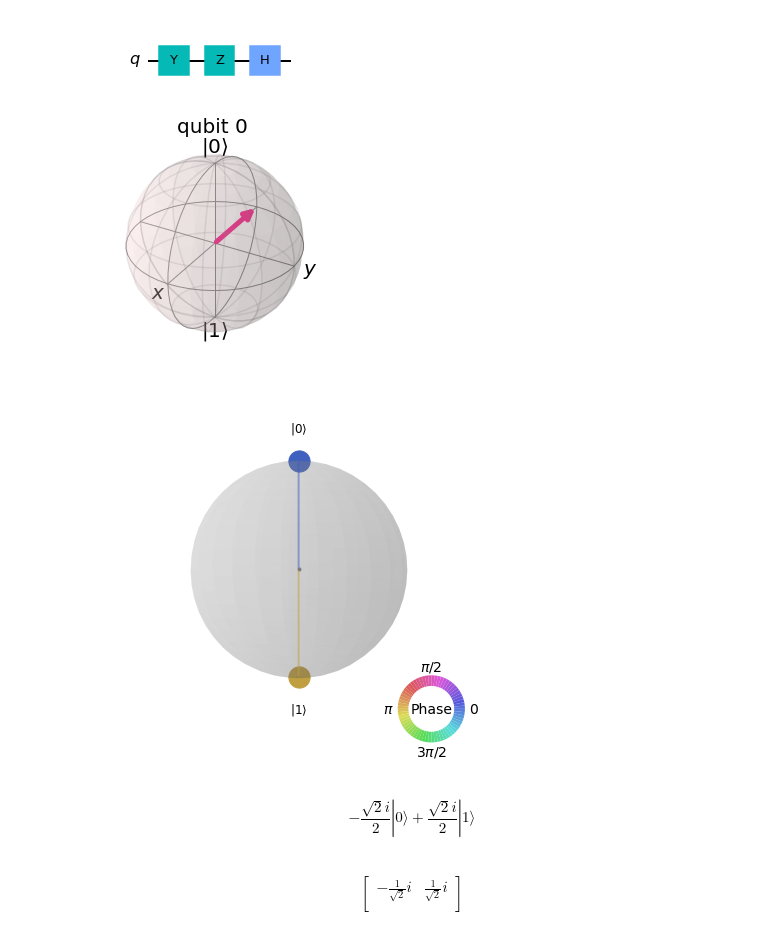
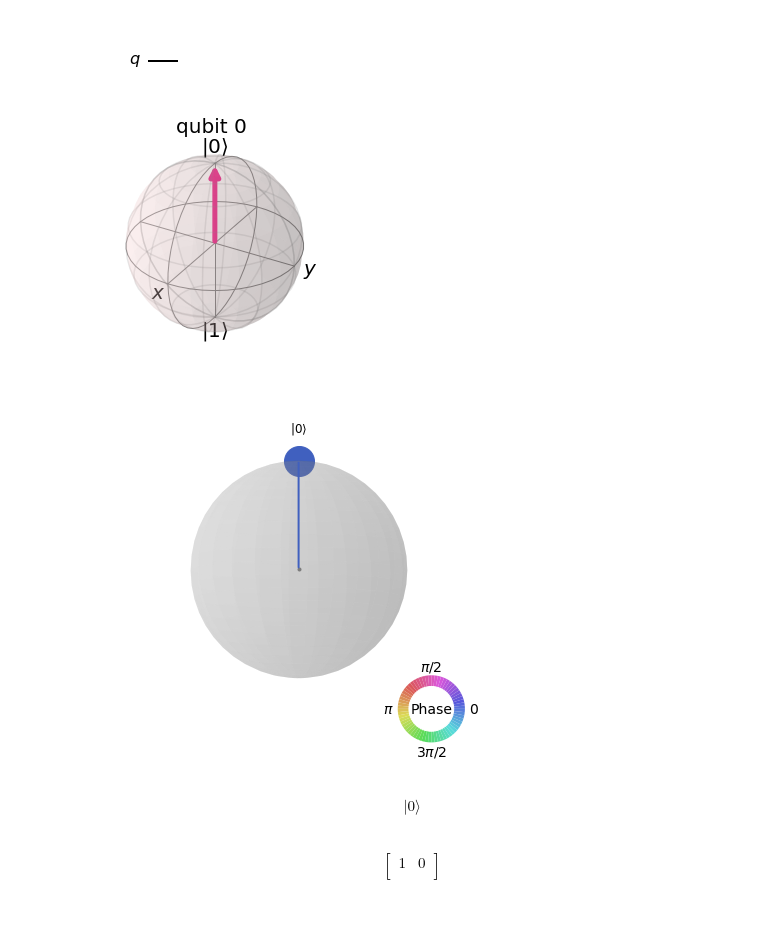
Before and after one commit to brunopacheco1/testing-qiskit, a Jupyter notebook: gates.ipynb, the cells around one changed output. Saved outputs shown, nothing was run; the diff lists cells and outputs as text; code cells hidden in the pictures.

```diff
--- a/gates.ipynb
+++ b/gates.ipynb
@@ -177,5 +0,0 @@ $$\frac{\sqrt{2}}{2} |0\rangle- \frac{\sqrt{2}}{2} |1\rangle$$
-# %%
-circuit = QuantumCircuit(1, 0)
-circuit.z(0)
-circuit.h(0)
-circuit.draw('mpl')
@@ -192,32 +1,31 @@ $$
-# %%
-circuit = QuantumCircuit(1, 0)
-circuit.y(0)
-circuit.z(0)
-circuit.h(0)
-circuit.draw('mpl')
-# %% [output]
-[figure, removed]
-# %%
-backend = Aer.get_backend('statevector_simulator')
-result = execute(circuit, backend = backend).result()
-state_vector = result.get_statevector()
-plot_bloch_multivector(state_vector)
-# %% [output]
-[figure, removed]
-# %%
-state_vector.draw('qsphere')
-# %% [output]
-[figure, removed]
-# %%
-state_vector = Statevector.from_instruction(circuit)
-state_vector.draw('latex')
-# %% [output]
-$$- \frac{\sqrt{2} i}{2} |0\rangle+\frac{\sqrt{2} i}{2} |1\rangle$$
-# %%
-array_to_latex(state_vector)
-# %% [output]
-$$
-\begin{bmatrix}
--\tfrac{1}{\sqrt{2}}i & \tfrac{1}{\sqrt{2}}i  \\
- \end{bmatrix}
-$$
+# %%
+from sre_parse import State
+from qiskit import QuantumCircuit, Aer, execute
+from qiskit.quantum_info import Statevector
+from qiskit.visualization import plot_bloch_multivector, array_to_latex, plot_histogram
+import numpy as np
+
+%matplotlib inline
+
+simulator = Aer.get_backend('qasm_simulator')
+
+def print_circuit(circuit: QuantumCircuit):
+    display(circuit.draw('mpl'))
+    state_vector = Statevector.from_instruction(circuit)
+    display(plot_bloch_multivector(state_vector))
+    display(state_vector.draw('qsphere'))
+    display(state_vector.draw('latex'))
+    display(array_to_latex(state_vector))
+# %%
+circuit = QuantumCircuit(1)
+print_circuit(circuit)
+# %% [output]
+[figure, added]
+[figure, added]
+[figure, added]
+$$ |0\rangle$$
+$$
+\begin{bmatrix}
+1 & 0  \\
+ \end{bmatrix}
+$$
```
Also changed, not shown: parts of 40 cells of this notebook, 1 other file.
